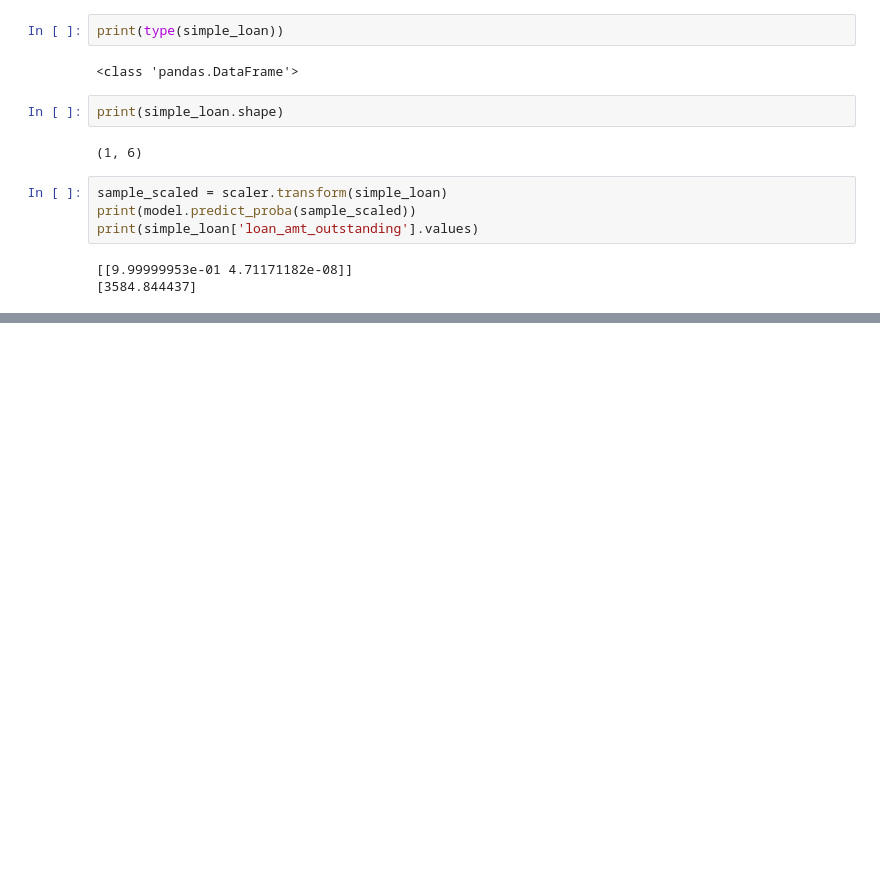
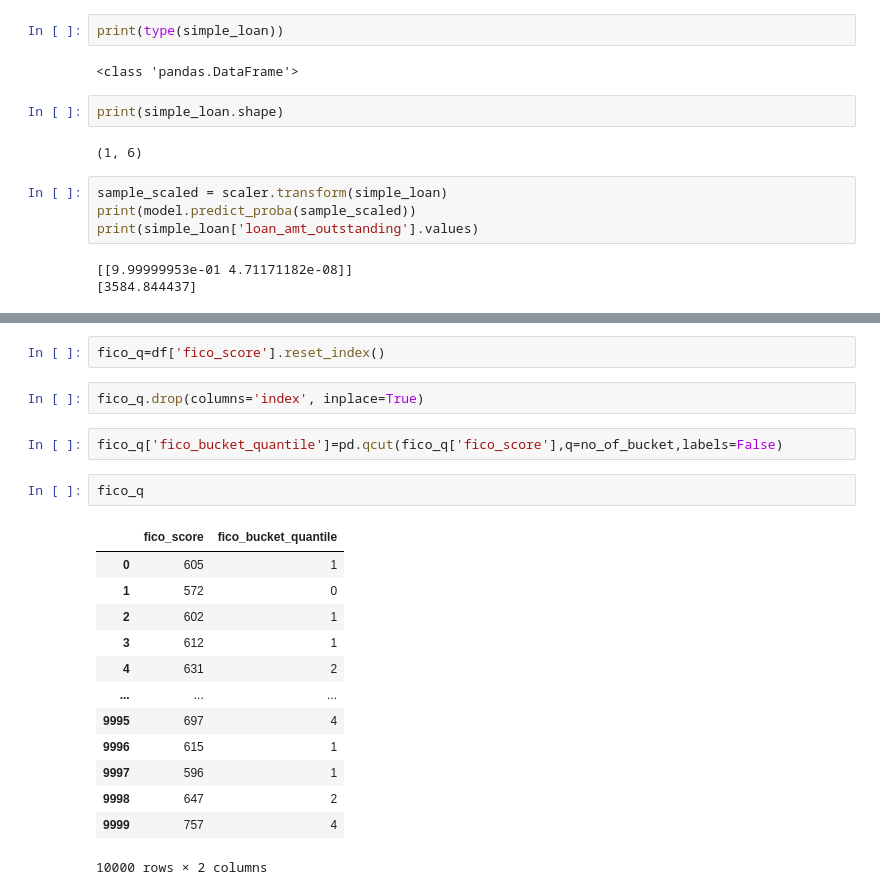
Before and after one commit to Aashish-Parajuli-26/JP_morgan_forage, a Jupyter notebook: Task_Solution/Task_3_Solution/Task_3.ipynb, the cells around one changed output, grey strips where cells are left out. Drawn from its saved outputs; the diff is of its cells as text; blank space fills up the shorter version.

```diff
--- a/Task_Solution/Task_3_Solution/Task_3.ipynb
+++ b/Task_Solution/Task_3_Solution/Task_3.ipynb
@@ -203,0 +281,22 @@ print(simple_loan['loan_amt_outstanding'].values)
+# %%
+fico_q=df['fico_score'].reset_index()
+# %%
+fico_q.drop(columns='index', inplace=True)
+# %%
+fico_q['fico_bucket_quantile']=pd.qcut(fico_q['fico_score'],q=no_of_bucket,labels=False)
+# %%
+fico_q
+# %% [output]
+|  | fico_score | fico_bucket_quantile |
+| 0 | 605 | 1 |
+| 1 | 572 | 0 |
+| 2 | 602 | 1 |
+| 3 | 612 | 1 |
+| 4 | 631 | 2 |
+| ... | ... | ... |
+| 9995 | 697 | 4 |
+| 9996 | 615 | 1 |
+| 9997 | 596 | 1 |
+| 9998 | 647 | 2 |
+| 9999 | 757 | 4 |
+10000 rows × 2 columns
```
Also changed, not shown: parts of 16 cells of this notebook, 6 other files.
